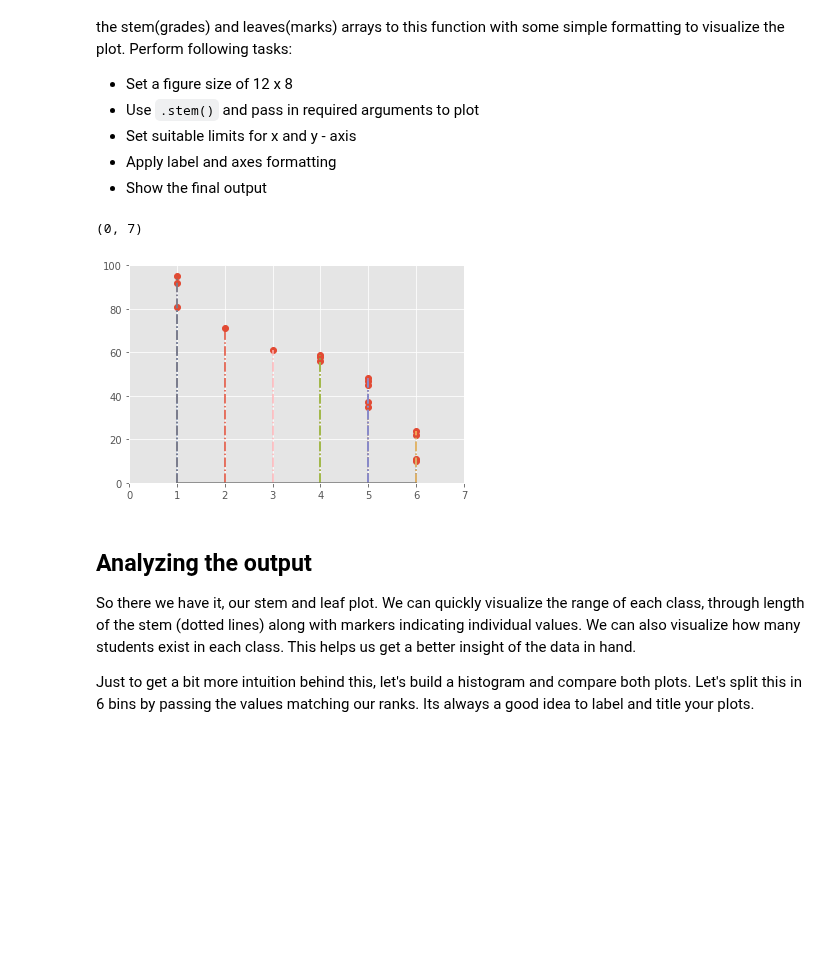
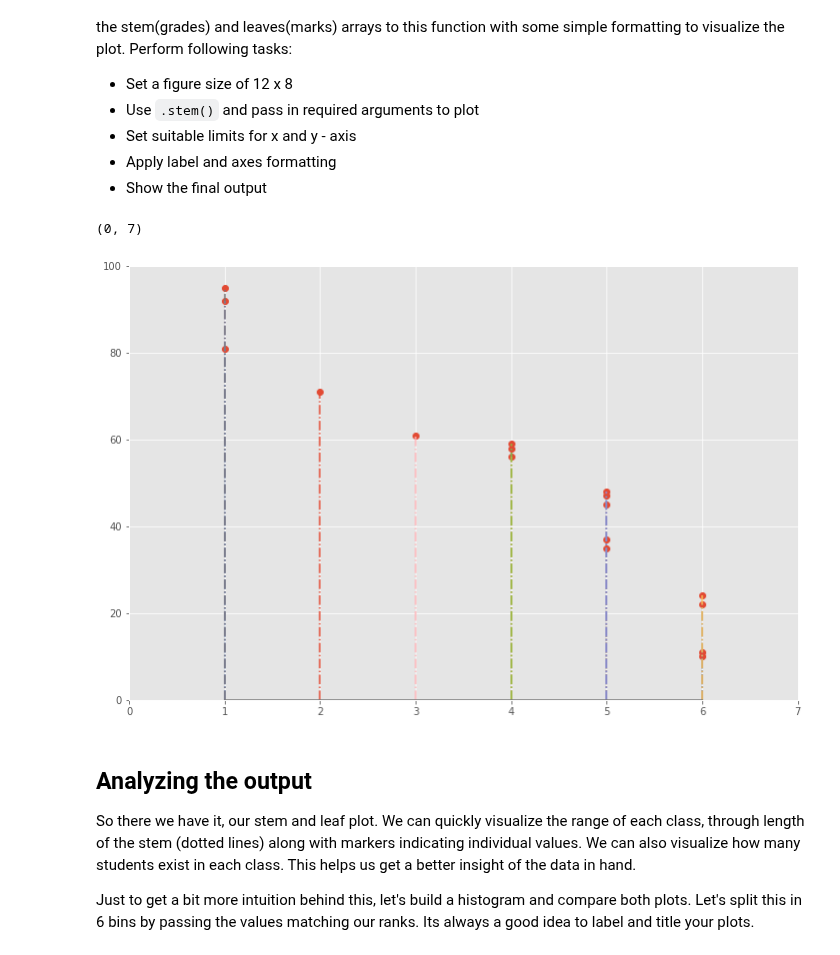
Before and after one commit to kevzha/dsc-0-09-05-statistical-distribution-stemleaf-plot-lab-nyc-ds-career-012819, a Jupyter notebook: index.ipynb, the cells around one changed output. Saved outputs shown, nothing was run; the diff lists cells and outputs as text; code cells hidden in the pictures; blank space fills up the shorter version.

```diff
--- a/index.ipynb
+++ b/index.ipynb
@@ -112,13 +112,13 @@ And [here is the official documentation](https://matplotlib.org/api/_as_gen/matp
 # %%
 # Create a stem and leaf plot with above data
 
-plt.figure(figsize=(12))
+plt.figure(figsize=(12,8))
 plt.stem(stems, marks, '-.', 'o')
 plt.ylim(0,100)
 plt.xlim(0,7)
 # %% [output]
 (0, 7)
-[figure, old version]
+[figure, new version]
 # %% [markdown]
 ## Analyzing the output
 So there we have it, our stem and leaf plot. We can quickly visualize the range of each class, through length of the stem (dotted lines) along with markers indicating individual values. We can also visualize how many students exist in each class. This helps us get a better insight of the data in hand.
```
